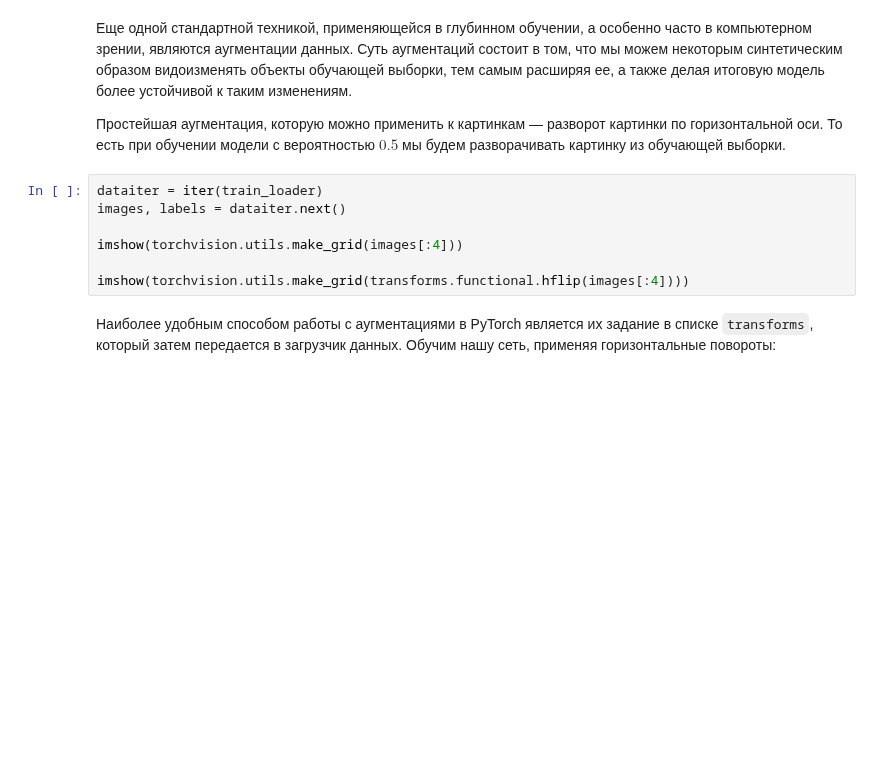
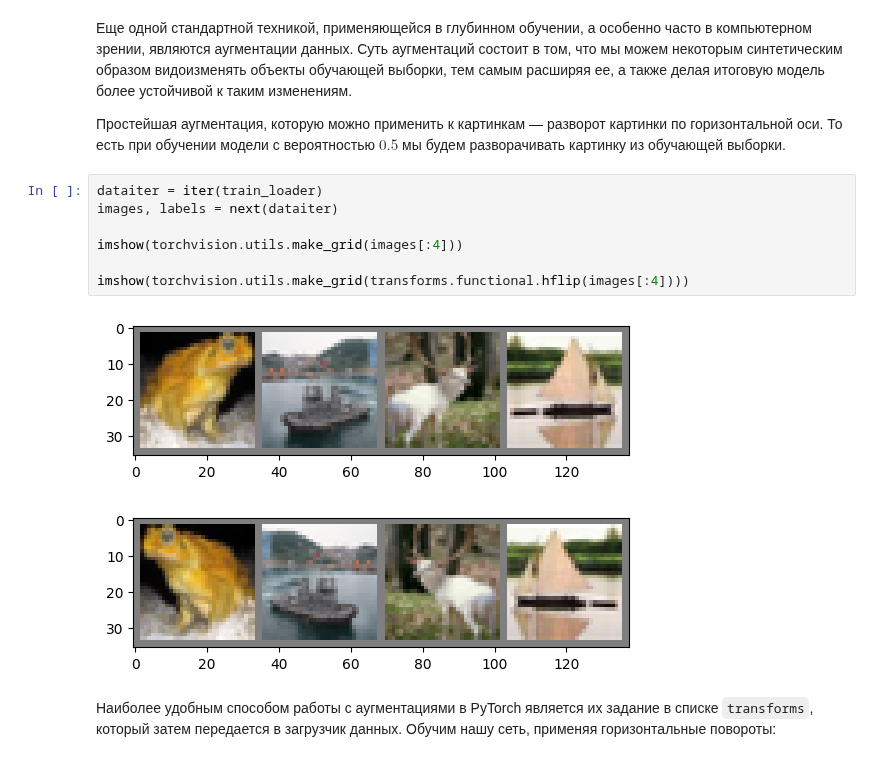
Before and after one commit to PavelMKh/HSE-AI, a Jupyter notebook: DL/HW2_Khomenko.ipynb, the cells around one changed output. Drawn from its saved outputs; the diff is of its cells as text; blank space fills up the shorter version.

```diff
--- a/DL/HW2_Khomenko.ipynb
+++ b/DL/HW2_Khomenko.ipynb
@@ -584,11 +584,14 @@ __Вывод:__ Accuracy на бейслайне - 0.694. При примене
 Простейшая аугментация, которую можно применить к картинкам — разворот картинки по горизонтальной оси. То есть при обучении модели с вероятностью $0.5$ мы будем разворачивать картинку из обучающей выборки.
 # %%
 dataiter = iter(train_loader)
-images, labels = dataiter.next()
+images, labels = next(dataiter)
 
 imshow(torchvision.utils.make_grid(images[:4]))
 
 imshow(torchvision.utils.make_grid(transforms.functional.hflip(images[:4])))
+# %% [output]
+[figure, added]
+[figure, added]
 # %% [markdown]
 Наиболее удобным способом работы с аугментациями в PyTorch является их задание в списке <code>transforms</code>, который затем передается в загрузчик данных. Обучим нашу сеть, применяя горизонтальные повороты:
 # %%
```
Also changed, not shown: parts of 18 cells of this notebook.
